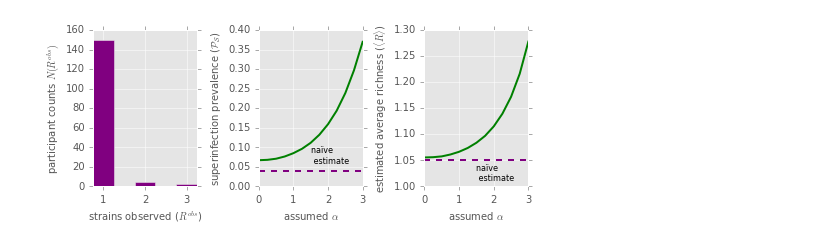
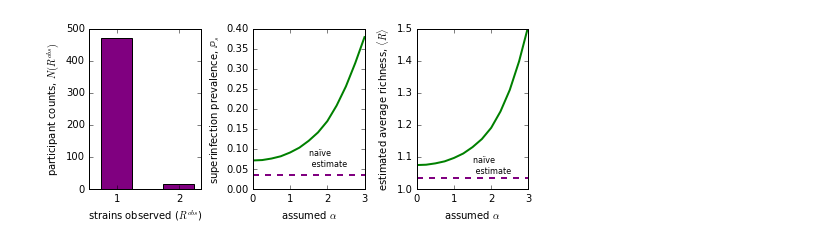
Before and after one commit to dbrvs/superinfection, a Jupyter notebook: python_plotting/data_analysis.ipynb, the cells around one changed output. Saved outputs shown, nothing was run; the diff lists cells and outputs as text; code cells hidden in the pictures.

```diff
--- a/python_plotting/data_analysis.ipynb
+++ b/python_plotting/data_analysis.ipynb
@@ -7,5 +7,10 @@ import matplotlib.colors as mcolors
 import matplotlib.cm as cm
 import pandas as pd
 
-plt.style.use('ggplot')
+rez=600
+
+#plt.style.use('ggplot')
+#the mean of the ztp distribution
+def ztp_avg(lam):
+    return lam/(1-np.exp(-lam))
 # %%
@@ -113,50 +123,47 @@ plt.savefig('figures/wrong_alpha.pdf')  # No warning now
 # %%
-#grebely hepatology for example! assumes n=2??
+#Johnston et al example assumes n=2??
 
-data=np.array([150.,4.,2.])
+data=np.array([471,18])
 
-#using n=2, data=[150,6]
-#est_Ps=[0.07549872,0.07644676,0.08023228,0.08636106,0.09573513,0.10874729,0.12619874,0.14924489,0.17930570,0.21834674,0.26494948,0.32855865, 0.39499033]
+est_Ps=[0.07217533, 0.07312570, 0.07692053, 0.08259283, 0.09199348, 0.10411502, 0.12117160, 0.14206099, 0.17010344, 0.20903236, 0.25685171, 0.31487363, 0.37984697]
 
-#using n=5, data=[150,4,2,0,0]
-est_Ps=[0.06693641, 0.06789043, 0.07074853, 0.07644676, 0.08494922, 0.09620209, 0.11151869, 0.13211408, 0.15905378, 0.19362009, 0.23880916, 0.29708831, 0.36983317]
-est_r =[1.055490, 1.056008, 1.057564, 1.061200, 1.066408, 1.073727, 1.083713, 1.096944, 1.115104, 1.139434, 1.171841, 1.216132, 1.277750]
+est_r =[1.075825, 1.076874, 1.081079, 1.087407, 1.098007, 1.111885, 1.131828, 1.156939, 1.191897, 1.242968, 1.310148, 1.399126, 1.510153]
 
 alpha=np.arange(0,3.1,0.25)
 robs = np.arange(1,len(data)+1)
 
 naive_r=sum(data*robs)/sum(data)
 naive_Ps=sum(data[1:])/sum(data)
 
 plt.figure(figsize=(7,3),dpi=600)
 
 plt.subplot(131)
 plt.bar(robs,data,color='purple',width=0.5)
 plt.xticks(robs+0.25,robs)
 #plt.xlim([0.5,3])
-plt.ylabel(r'participant counts $N(R^{obs})$',fontsize=10)
+plt.ylabel(r'participant counts, $N(R^{obs})$',fontsize=10)
 plt.xlabel(r'strains observed ($R^{obs}$)',fontsize=10)
 
 plt.subplot(132)
 plt.plot(alpha,est_Ps,color='green',lw=2)
 plt.axhline(naive_Ps,color='purple',ls='--',lw=2)
 plt.xticks(range(4))
-plt.ylabel(r'superinfection prevalence ($\mathcal{P}_\mathcal{S}$)',fontsize=10)
+plt.ylabel(r'superinfection prevalence, $\mathbb{P}_s$',fontsize=10)
 plt.xlabel(r'assumed $\alpha$',fontsize=10)
 plt.annotate('naïve \n estimate', xy=(1.5, naive_Ps+0.02), xytext=(1.5, naive_Ps+0.02),fontsize=8)
 plt.yticks(np.linspace(0,0.4,9))
 
 plt.subplot(133)
 plt.plot(alpha,est_r,color='green',lw=2)
 plt.axhline(naive_r,color='purple',ls='--',lw=2)
 plt.xticks(range(4))
-plt.ylabel(r'estimated average richness ($\langle R \rangle$)',fontsize=10)
+plt.ylabel(r'estimated average richness, $\langle R \rangle$',fontsize=10)
 plt.xlabel(r'assumed $\alpha$',fontsize=10)
-plt.ylim([1,1.3])
-plt.annotate('naïve \n estimate', xy=(1.5, 1.01), xytext=(1.5, 1.01),fontsize=8)
+plt.ylim([1,1.5])
+plt.annotate('naïve \n estimate', xy=(1.5, 1.05), xytext=(1.5, 1.05),fontsize=8)
 
 plt.tight_layout()
 
-plt.savefig('figures/eg_grebley_hcv.pdf')
+plt.savefig('figures/eg_johnstonHSV.pdf')
 # %% [output]
-[figure, old version]
+[figure, new version]
```
Also changed, not shown: parts of 6 cells of this notebook, 52 other files.
